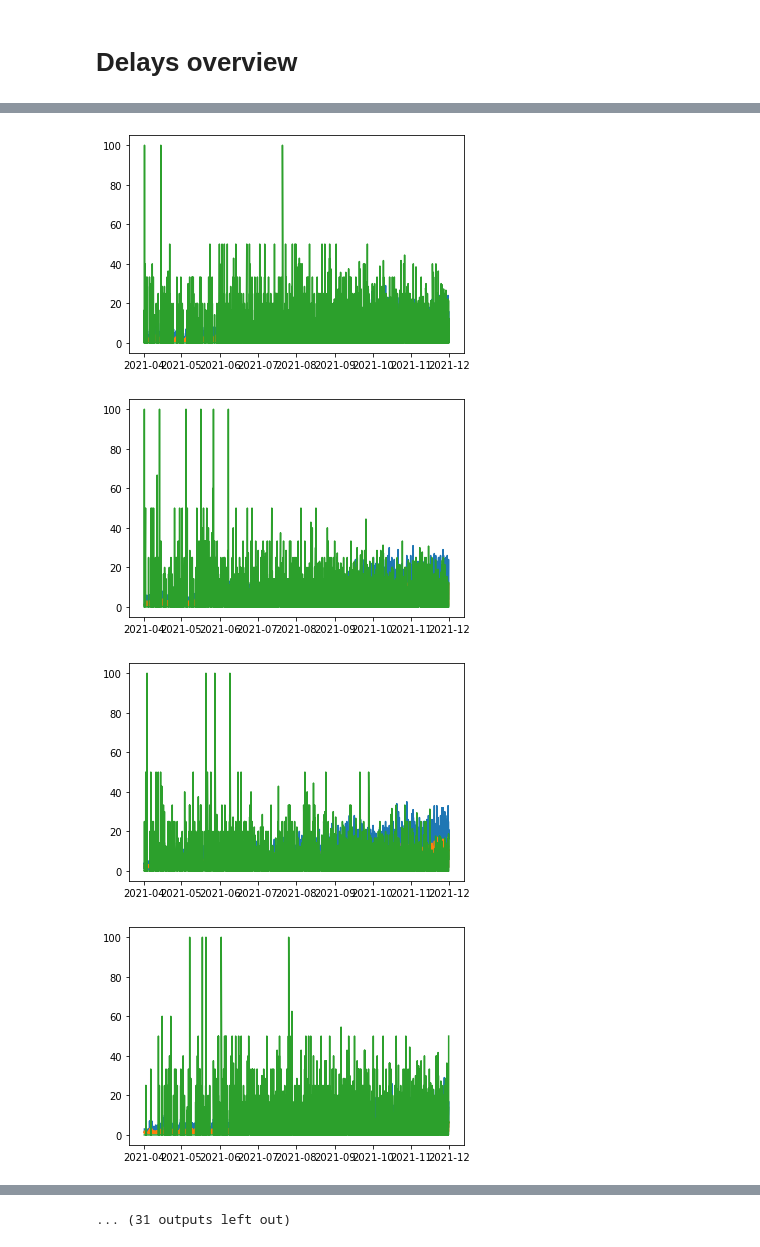
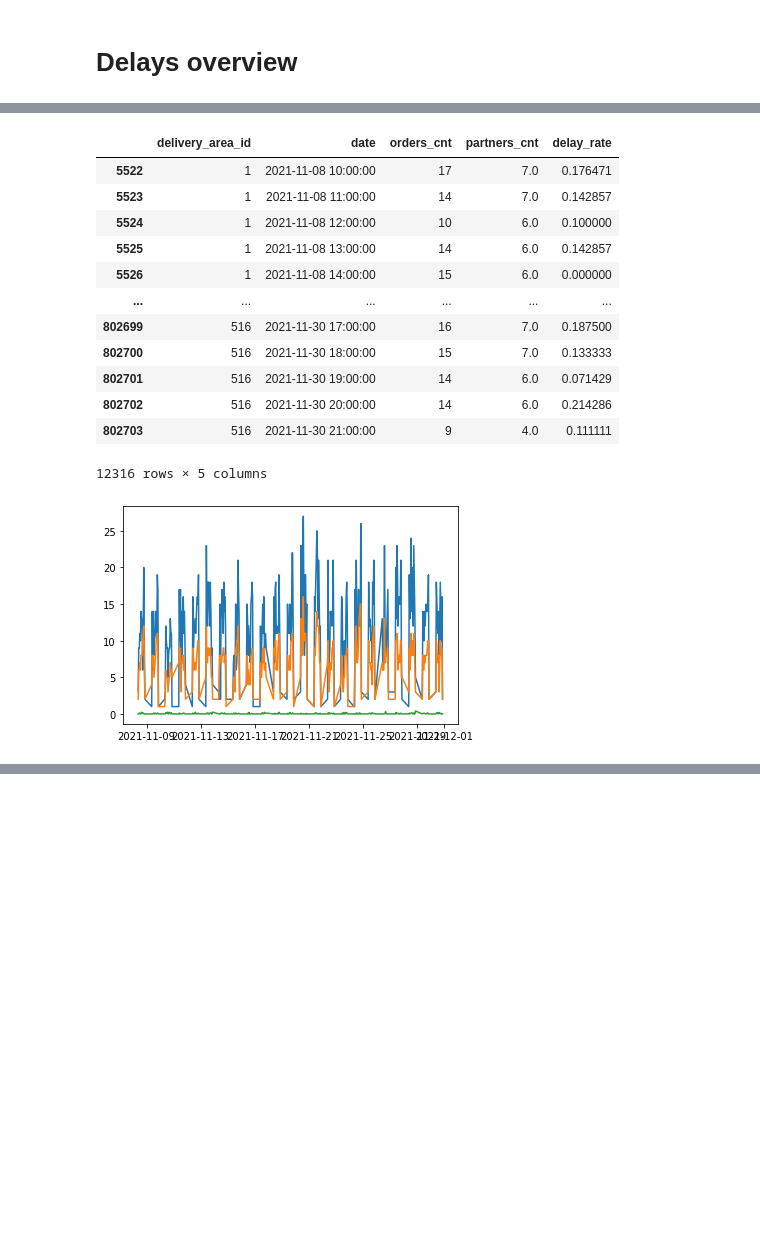
Before and after one commit to SabirovT/edu-hackathon-workshifts, a Jupyter notebook: data-overview.ipynb, the cells around one changed output, grey strips where cells are left out. Drawn from its saved outputs; the diff is of its cells as text; code cells hidden in the pictures; blank space fills up the shorter version.

```diff
--- a/data-overview.ipynb
+++ b/data-overview.ipynb
@@ -246,6 +249,8 @@ orders.head()
 | 4 | 0 | 2021-04-01 15:00:00 | 2 |
 # %%
 delays = pd.read_csv('partners_delays.csv')
-delays.dttm = pd.to_datetime(delays.dttm)
+delays = delays.rename(columns={'dttm': 'date'})
+delays.date = pd.to_datetime(delays.date)
+print(delays.date.dtype)
 delays.head()
 # %% [output]
@@ -312,13 +301,27 @@ df
+# %%
+df = orders.join(delays.set_index(['delivery_area_id', 'date']),
+              on=['delivery_area_id', 'date'], how='inner', lsuffix='_caller', rsuffix='_other')#, on=['delivery_area_id', 'date'])
+df
+# %% [output]
+|  | delivery_area_id | date | orders_cnt | partners_cnt | delay_rate |
+| 5522 | 1 | 2021-11-08 10:00:00 | 17 | 7.0 | 0.176471 |
+| 5523 | 1 | 2021-11-08 11:00:00 | 14 | 7.0 | 0.142857 |
+| 5524 | 1 | 2021-11-08 12:00:00 | 10 | 6.0 | 0.100000 |
+| 5525 | 1 | 2021-11-08 13:00:00 | 14 | 6.0 | 0.142857 |
+| 5526 | 1 | 2021-11-08 14:00:00 | 15 | 6.0 | 0.000000 |
+| ... | ... | ... | ... | ... | ... |
+| 802699 | 516 | 2021-11-30 17:00:00 | 16 | 7.0 | 0.187500 |
+| 802700 | 516 | 2021-11-30 18:00:00 | 15 | 7.0 | 0.133333 |
+| 802701 | 516 | 2021-11-30 19:00:00 | 14 | 6.0 | 0.071429 |
+| 802702 | 516 | 2021-11-30 20:00:00 | 14 | 6.0 | 0.214286 |
+| 802703 | 516 | 2021-11-30 21:00:00 | 9 | 4.0 | 0.111111 |
+12316 rows × 5 columns
 # %%
-for area in areas:
-    df_orders = orders[orders.delivery_area_id==area]
-    df_delays = delays[delays.delivery_area_id==area]
-    plt.plot(df_orders.date, df_orders.orders_cnt)
-    plt.plot(df_delays.dttm, df_delays.partners_cnt)
-    plt.plot(df_delays.dttm, 100*df_delays.delay_rate)
+for area in [9]:
+    tmp = df[df.delivery_area_id==area]
+    plt.plot(tmp.date, tmp.orders_cnt)
+    plt.plot(tmp.date, tmp.partners_cnt)
+    plt.plot(tmp.date, tmp.delay_rate)
     plt.show()
 # %% [output]
-[figure, old version]
+[figure, new version]
-[figure, removed]
-[figure, removed]
-[figure, removed]
@@ -333 +327,0 @@ for area in areas:
-... (31 outputs left out)
```
Also changed, not shown: parts of 25 cells of this notebook, 1 other file.
